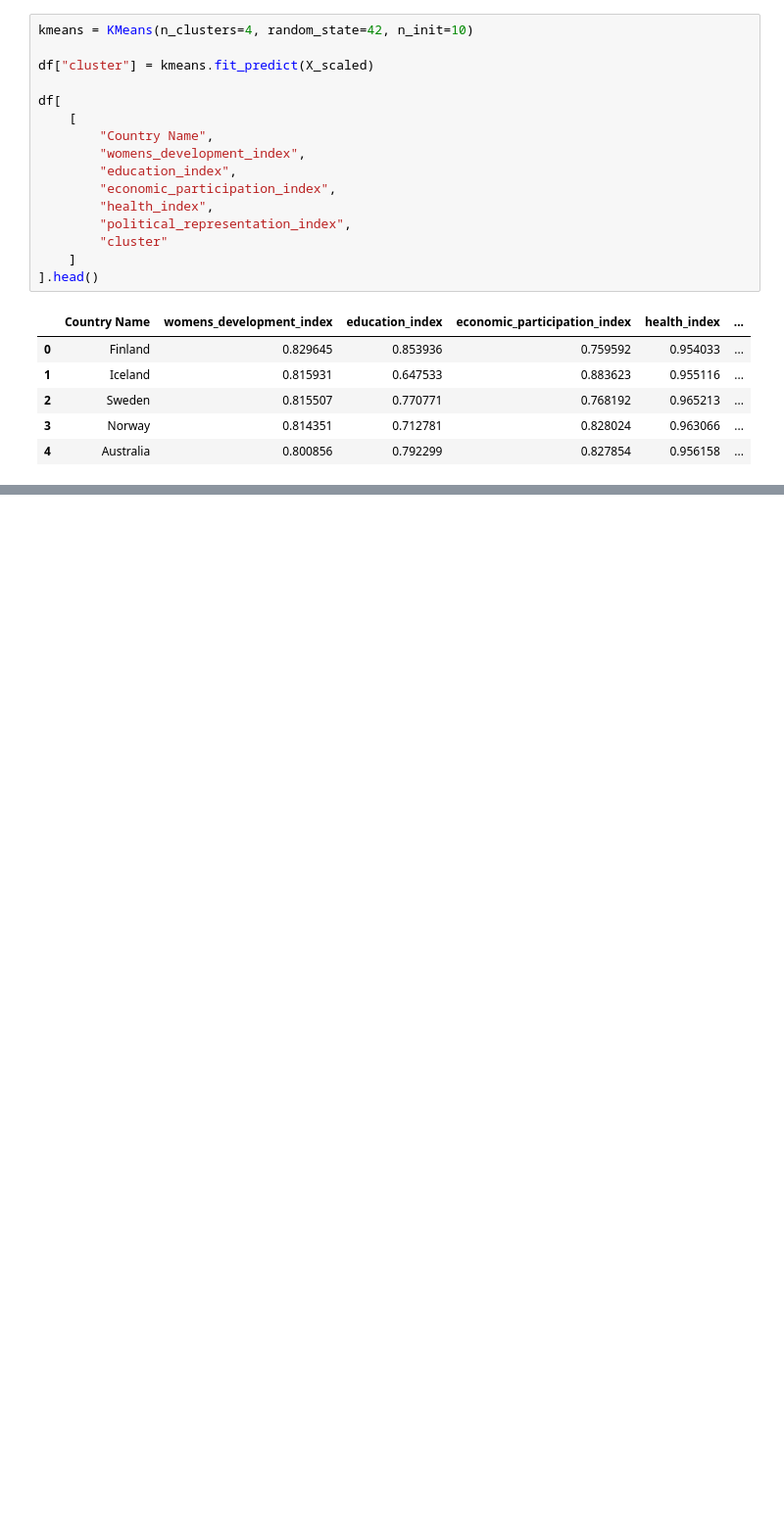
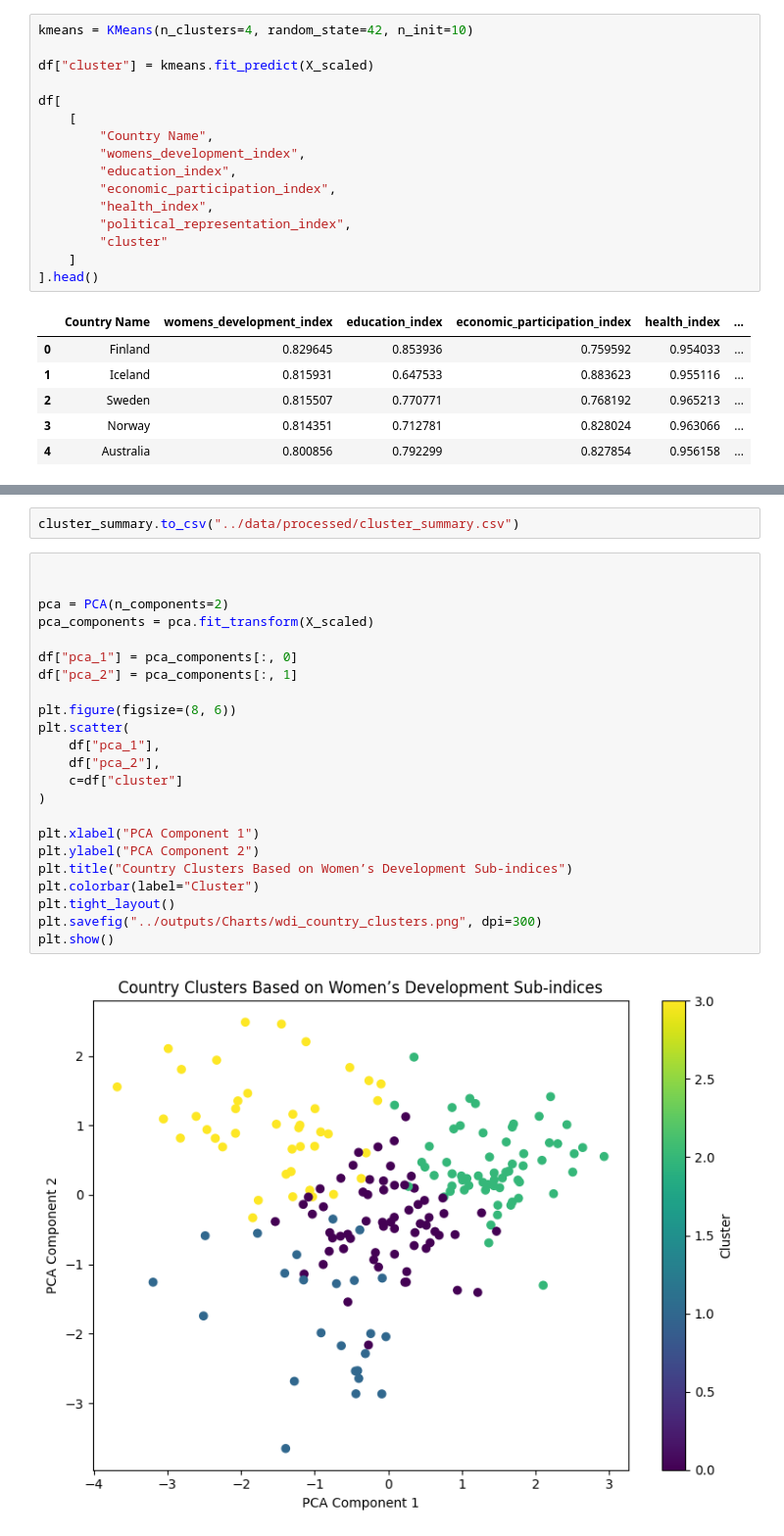
Before and after one commit to dianedalyop/Composite_IndicatorDAV_CA1, a Jupyter notebook: notebooks/clustering_analysis.ipynb, the cells around one changed output, grey strips where cells are left out. Shown at 98% size. Cells and saved outputs as stored; diff of their text form; blank space fills up the shorter version.

Commit message:
Add clustering analysis, PCA component

```diff
--- a/notebooks/clustering_analysis.ipynb
+++ b/notebooks/clustering_analysis.ipynb
@@ -85,0 +106,27 @@ df[
+# %%
+cluster_summary.to_csv("../data/processed/cluster_summary.csv")
+# %%
+
+
+pca = PCA(n_components=2)
+pca_components = pca.fit_transform(X_scaled)
+
+df["pca_1"] = pca_components[:, 0]
+df["pca_2"] = pca_components[:, 1]
+
+plt.figure(figsize=(8, 6))
+plt.scatter(
+    df["pca_1"],
+    df["pca_2"],
+    c=df["cluster"]
+)
+
+plt.xlabel("PCA Component 1")
+plt.ylabel("PCA Component 2")
+plt.title("Country Clusters Based on Women’s Development Sub-indices")
+plt.colorbar(label="Cluster")
+plt.tight_layout()
+plt.savefig("../outputs/Charts/wdi_country_clusters.png", dpi=300)
+plt.show()
+# %% [output]
+[figure, added]
```
Also changed, not shown: parts of 6 cells of this notebook, 3 other files.
